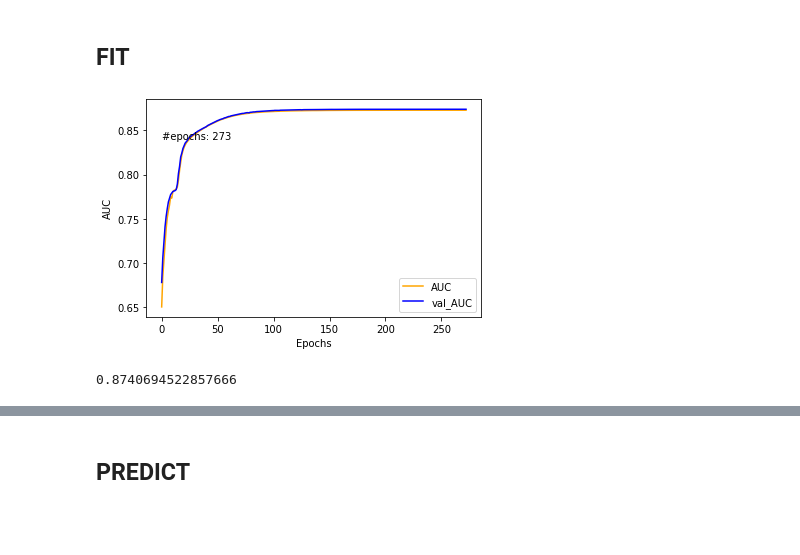
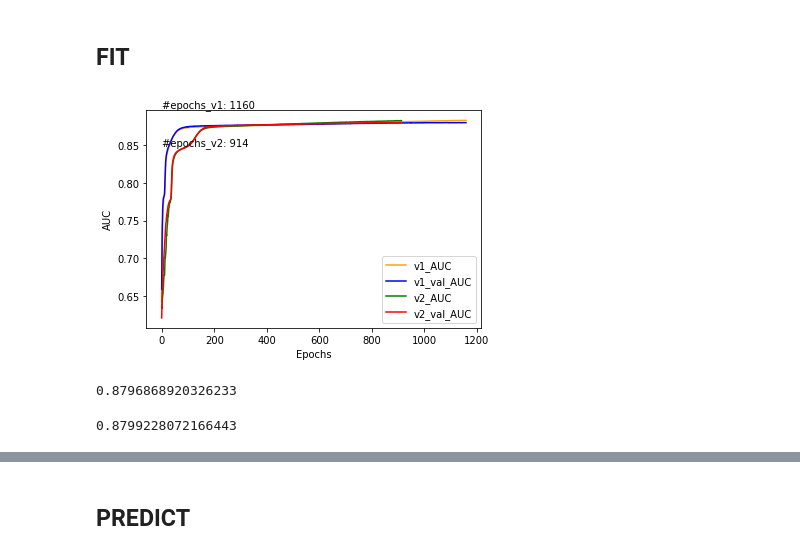
Before and after one commit to ggrotewold/FluShot, a Jupyter notebook: FluShot_TF.ipynb, the cells around one changed output, grey strips where cells are left out. Saved outputs shown, nothing was run; the diff lists cells and outputs as text; code cells hidden in the pictures; blank space fills up the shorter version.

Commit message:
Experiment with more than 1 hidden layer added

```diff
--- a/FluShot_TF.ipynb
+++ b/FluShot_TF.ipynb
@@ -144,17 +144,22 @@ training_features, validation_features, training_labels, validation_labels = tra
 import tensorflow as tf
 from tensorflow import keras
 # %%
+initial_learning_rate = 0.01
+
 # create model
-def model(_optimizer=tf.optimizers.SGD(learning_rate=0.01)):
-  model = keras.models.Sequential([
-        keras.layers.Dense(74, activation='sigmoid', name='input_layer', kernel_regularizer=None),
-        keras.layers.Dense(30,  activation='sigmoid', name='hidden_layer', kernel_regularizer=None),
-        keras.layers.Dense(2,   activation='sigmoid', name='output_layer')
-      ])
+def model(_optimizer=tf.optimizers.SGD(learning_rate=0.01), _activation = keras.activations.sigmoid, num_hidden_layers=0):
+  model = keras.models.Sequential()
+  model.add(keras.Input((74,)))
+  model.add(keras.layers.Dense(74, activation=_activation, name='input_layer', kernel_regularizer=None))
+  for layer in range(num_hidden_layers):
+    model.add(keras.layers.Dense(30,  activation=_activation, name='hidden_layer_'+ str(layer), kernel_regularizer=None))
+  model.add(keras.layers.Dense(2,   activation=_activation, name='output_layer'))
+  model.build(74)
   model.compile(_optimizer, loss='binary_crossentropy', metrics=['AUC'])
   return model
 
-model=model(tf.optimizers.SGD(learning_rate=0.01))
+model_v1=model(tf.optimizers.SGD(learning_rate=initial_learning_rate), keras.activations.sigmoid, 1)
+model_v2=model(tf.optimizers.SGD(learning_rate=initial_learning_rate), keras.activations.sigmoid, 2)
 
 def lr_time_based_decay(epoch, lr):
   return lr * 1 / (1 + decay * epoch)
@@ -163,37 +187,57 @@ def lr_time_based_decay(epoch, lr):
 # %%
 import matplotlib.pyplot as plt
 
 initial_learning_rate = 0.01
-_epochs = 5000
-decay = initial_learning_rate / epochs
+_epochs =20000
+decay = initial_learning_rate / _epochs
 
 early_stopping_cb = keras.callbacks.EarlyStopping(monitor='val_auc', patience=30, restore_best_weights=True, mode='max')
-checkpoint_cb = keras.callbacks.ModelCheckpoint('flu_shot_model.h5', save_best_only=True)
+checkpoint_cb = keras.callbacks.ModelCheckpoint('flu_shot_model_v1.h5', save_best_only=True)
 
-# fit model_seasonal
-history = model.fit(training_features,
+# fit model_sigmoid
+history_v1 = model_v1.fit(training_features,
                     training_labels, epochs=_epochs,
                     validation_data=(validation_features,validation_labels),
                     verbose=0,
                     callbacks=[keras.callbacks.LearningRateScheduler(lr_time_based_decay, verbose=0), checkpoint_cb, early_stopping_cb])
+epoch_max_v1 = len(history_v1.history['loss'])
 
-epoch_max = len(history.history['loss'])
+checkpoint_cb = keras.callbacks.ModelCheckpoint('flu_shot_model_v2.h5', save_best_only=True)
+early_stopping_cb = keras.callbacks.EarlyStopping(monitor='val_auc', patience=30, restore_best_weights=True, mode='max')
 
-plt.plot(history.history['auc'], label='AUC', color='orange')
-plt.plot(history.history['val_auc'], label='val_AUC', color='b')
+decay = initial_learning_rate / _epochs
+
+history_v2 = model_v2.fit(training_features,
+                    training_labels, epochs=_epochs,
+                    validation_data=(validation_features,validation_labels),
+                    verbose=0,
+                    callbacks=[keras.callbacks.LearningRateScheduler(lr_time_based_decay, verbose=0), checkpoint_cb, early_stopping_cb])
+epoch_max_v2 = len(history_v2.history['loss'])
+
+
+plt.plot(history_v1.history['auc'], label='v1_AUC', color='orange')
+plt.plot(history_v1.history['val_auc'], label='v1_val_AUC', color='b')
+plt.plot(history_v2.history['auc'], label='v2_AUC', color='green')
+plt.plot(history_v2.history['val_auc'], label='v2_val_AUC', color='red')
 plt.xlabel('Epochs')
 plt.ylabel('AUC')
-plt.text(0,0.84, '#epochs: '+ str(epoch_max))
+plt.text(0,0.9, '#epochs_v1: '+ str(epoch_max_v1))
+plt.text(0,0.85, '#epochs_v2: ' + str(epoch_max_v2))
 plt.legend()
 
 plt.show()
 # %% [output]
-[figure, old version]
+[figure, new version]
 # %%
-epoch_max = len(history.history['loss'])
-history.history['val_auc'][epoch_max-1]
+epoch_max = len(history_v1.history['loss'])
+history_v1.history['val_auc'][epoch_max-1]
 # %% [output]
-0.8740694522857666
+0.8796868920326233
+# %%
+epoch_max = len(history_v2.history['loss'])
+history_v2.history['val_auc'][epoch_max-1]
+# %% [output]
+0.8799228072166443
 # %%
 for layer in model.layers:
   print(layer.name)
```
Also changed, not shown: parts of 3 cells of this notebook.
